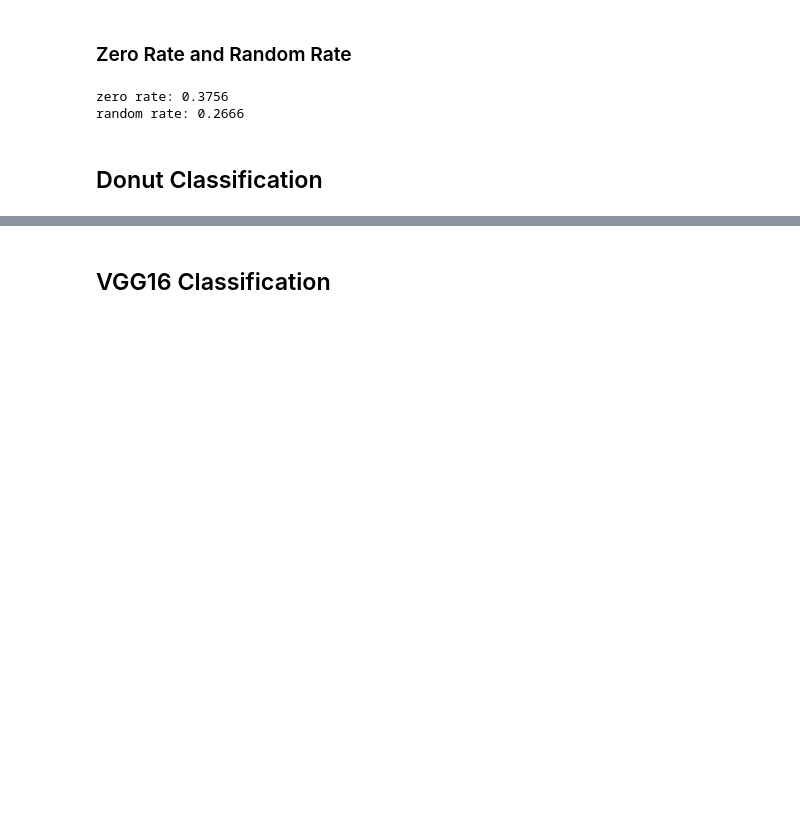
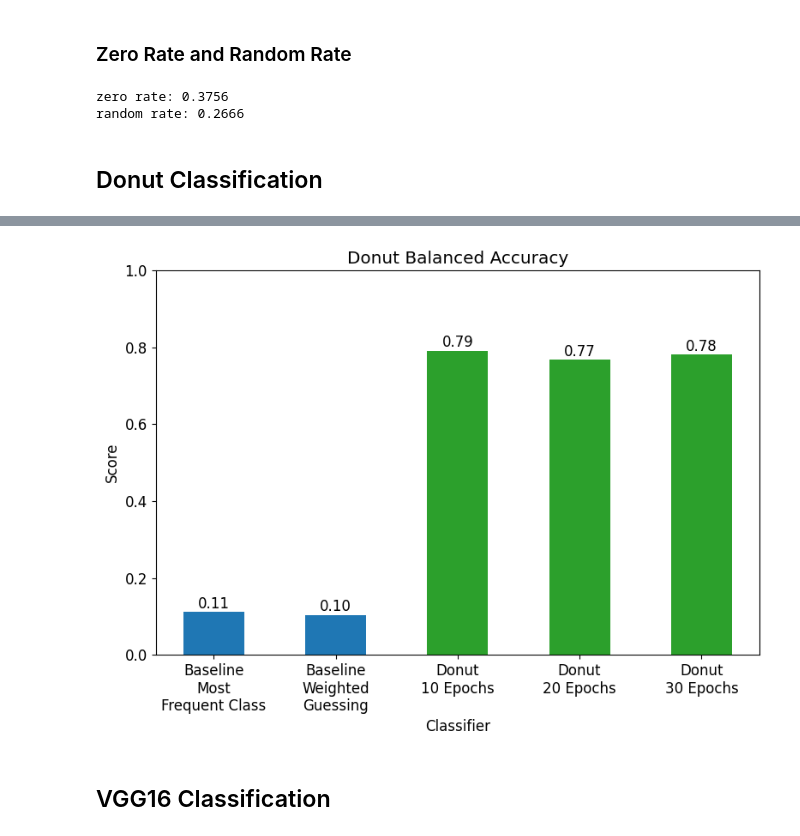
Before and after one commit to sn0lian/Sebastian-Strobel-Hauptprojekt, a Jupyter notebook: AverageMetrics.ipynb, the cells around one changed output, grey strips where cells are left out. Saved outputs shown, nothing was run; the diff lists cells and outputs as text; code cells hidden in the pictures; blank space fills up the shorter version.

```diff
--- a/AverageMetrics.ipynb
+++ b/AverageMetrics.ipynb
@@ -111,10 +113,11 @@ plt.show()
 ### Dummy Classifier
 # %%
 strategies = ['most_frequent', 'stratified']
+classifiers = ['Baseline\nMost\nFrequent Class', 'Baseline\nWeighted\nGuessing']
 
-for strategy in strategies:
-    classifier = DummyClassifier(strategy=strategy, random_state=0)
-    classifier.fit(X=None, y=y_true)
-    y_pred = classifier.predict(y_true)
-    evaluate(strategy, y_true, y_pred)
+for strategy, classifier in zip(strategies, classifiers):
+    clf = DummyClassifier(strategy=strategy, random_state=0)
+    clf.fit(X=None, y=y_true)
+    y_pred = clf.predict(y_true)
+    evaluate(classifier, y_true, y_pred)
 # %% [output]
@@ -156,2 +160,35 @@ pd.DataFrame(results)
+# %%
+epoch_counts = ['10', '20', '30']
+results_donut = []
+
+for epochs in epoch_counts:
+    y_pred = np.load(os.path.join('Arrays', 'DonutClassification', f'{epochs}epochs_y_pred.npy'))
+    result = {
+        'classifier': f'Donut\n{epochs} Epochs',
+        'balanced_accuracy': metrics.balanced_accuracy_score(y_true, y_pred)
+    }
+    results_donut.append(result)
+
+results_donut.insert(0, results[0])
+results_donut.insert(1, results[1])
+results_donut_df = pd.DataFrame(results_donut)
+
+colors = [blue, blue, green, green, green]
+plt.figure(figsize=(8, 6))
+plt.bar(x=results_donut_df['classifier'], height=results_donut_df['balanced_accuracy'], width=0.5, color=colors)
+plt.title('Donut Balanced Accuracy')
+plt.xlabel('Classifier')
+plt.ylabel('Score')
+plt.ylim(0, 1)
+
+# Displaying percentages above each bar
+for i, score in enumerate(results_donut_df['balanced_accuracy']):
+    plt.text(i, score + 0.01, f'{score:.2f}', ha='center', fontsize=fontsize, weight='normal')
+
+plt.tight_layout()
+plt.savefig(os.path.join('Plots', 'donut_balanced_accuracy.png'), bbox_inches='tight')
+plt.show()
+# %% [output]
+[figure, added]
 # %% [markdown]
 ## VGG16 Classification
```
Also changed, not shown: parts of 17 cells of this notebook, 28 other files.
